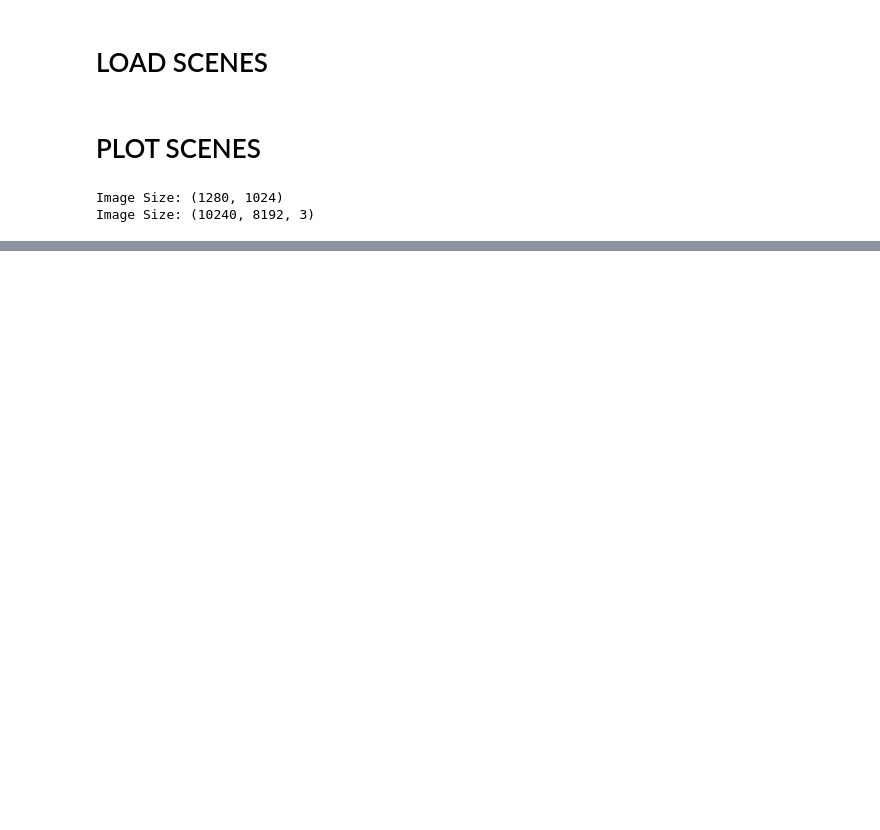
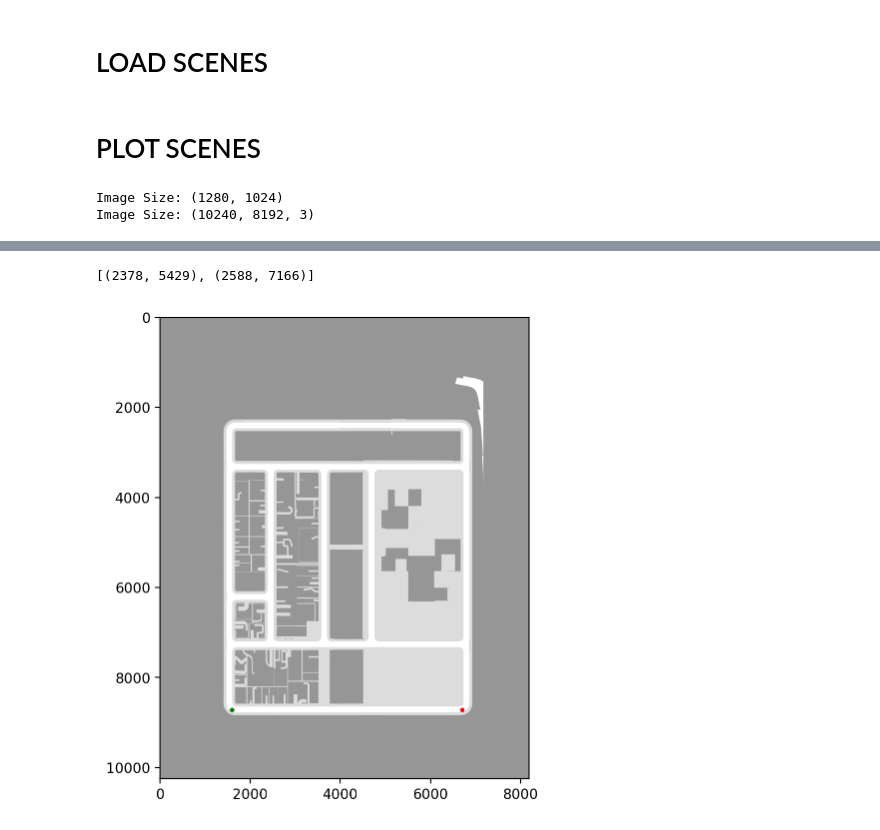
Before and after one commit to danielmtzbarba/carlabev-env, a Jupyter notebook: CarlaBEV/scripts/route_generator.ipynb, the cells around one changed output, grey strips where cells are left out. Drawn from its saved outputs; the diff is of its cells as text; code cells hidden in the pictures; blank space fills up the shorter version.

```diff
--- a/CarlaBEV/scripts/route_generator.ipynb
+++ b/CarlaBEV/scripts/route_generator.ipynb
@@ -147,6 +164,14 @@ print(f"Image Size: {rgbmap.shape}")
 # %% [output]
 Image Size: (1280, 1024)
 Image Size: (10240, 8192, 3)
+# %%
+def get_white_pixel_coords(rgbmap):
+    # Find all white pixels (roads)
+    white = np.all(rgbmap == [255, 255, 255], axis=-1)
+    coords = np.argwhere(white)
+    return coords
+
+coords = get_white_pixel_coords(rgbmap)
 # %%
 # SCENE
 scene_id = "scene_1-0"
@@ -182,0 +192,15 @@ plt.show()
+# %%
+def generate_random_routes_within_distance(coords, min_distance=5000, max_distance=10000):
+    # Pick a random start point
+    idx_start = np.random.choice(len(coords))
+    start = coords[idx_start]
+    # Compute distances to all other white pixels
+    dists = np.linalg.norm(coords - start, axis=1)
+    # Filter to those within max_distance and not the same point
+    valid = np.where((dists > min_distance) & (dists < max_distance))[0]
+    if len(valid) == 0:
+        return # Skip if no valid endpoint found
+    idx_end = np.random.choice(valid)
+    end = coords[idx_end]
+    route = [[tuple(start), tuple(end)]]
+    return route
@@ -182,0 +231,15 @@ plt.show()
+# %%
+agent_routes = [
+    [(8770, 1600), (8720, 6700)],
+    [(3332, 6516), (3267, 4200)],
+    [(3465, 6782), (3696, 4657)],
+    [(4121, 2453), (2340, 2222)],
+
+    [(5149, 1588), (3285, 1748)],
+    [(6636, 3675), (6225, 2289)],
+    [(7253, 3281), (7304, 2150)],
+    [(3403, 6854), (2386, 5814)],
+    [(8657, 2082), (7208, 2084)],
+    [(8763, 1811), (7687, 1551)],
+    [(6155, 1978), (7226, 2555)],
+]
@@ -182,0 +250,9 @@ plt.show()
+# %%
+# Example usage:
+random_route = generate_random_routes_within_distance(coords, min_distance=1000, max_distance=1800)
+print(random_route)
+n_route = 0
+plot_scene(rgbmap, agent_routes[n_route])
+# %% [output]
+[(2378, 5429), (2588, 7166)]
+[figure, added]
```
Also changed, not shown: parts of 14 cells of this notebook, 2 other files.
